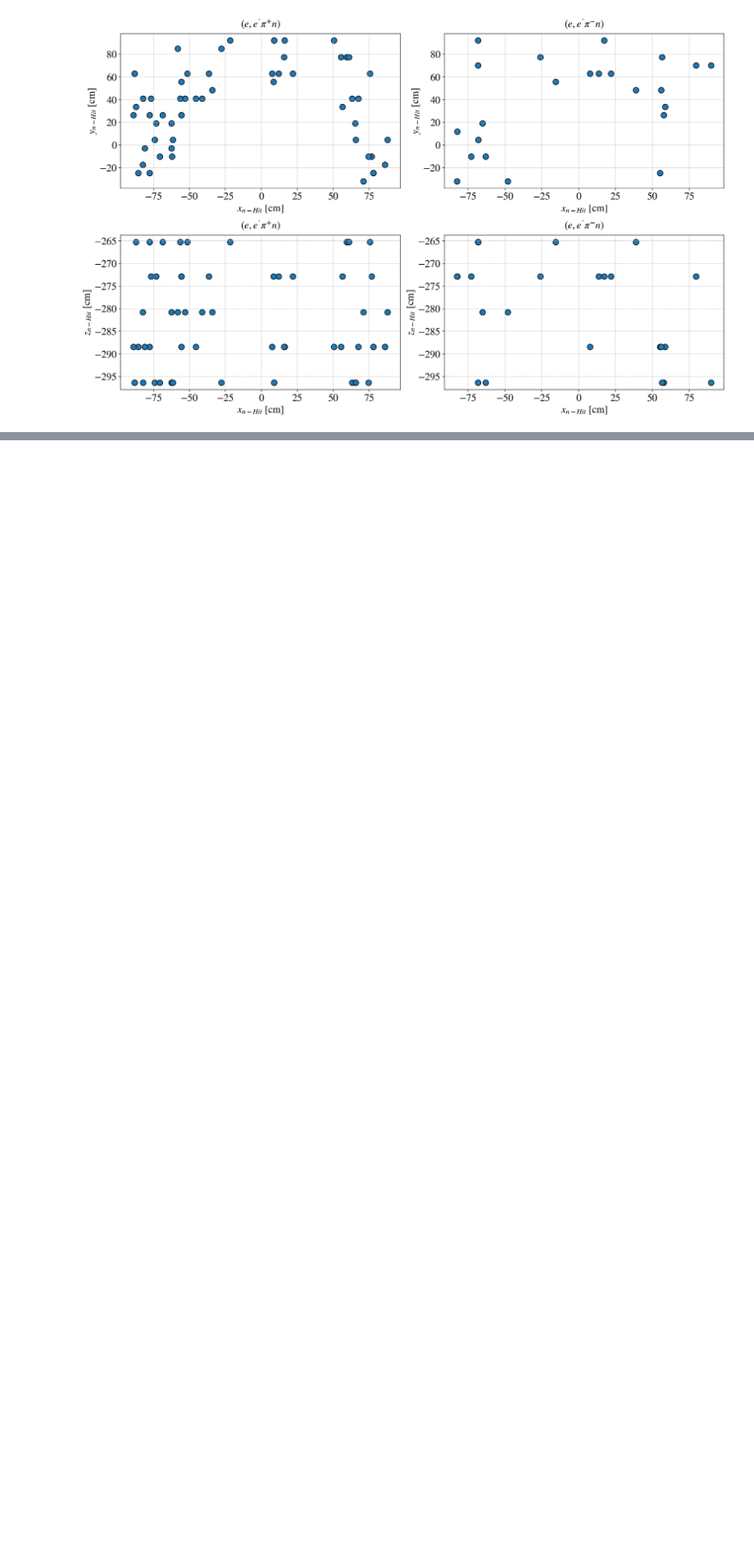
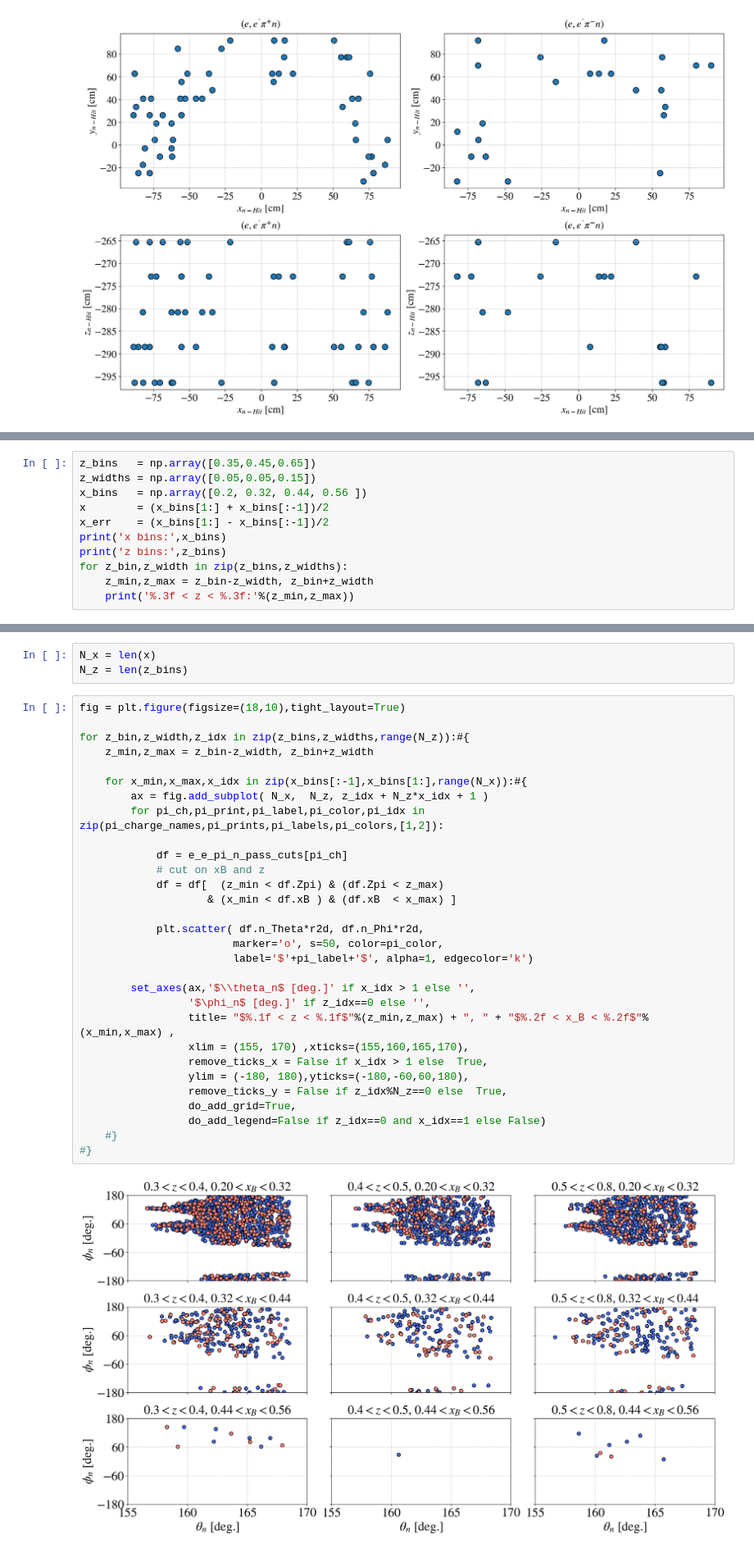
Before and after one commit to erezcoh4/SIDIS_at_BAND, a Jupyter notebook: PythonAnalysis/Kinematics/Kinematical_distributions.ipynb, the cells around one changed output, grey strips where cells are left out. Shown at 82% size. Saved outputs shown, nothing was run; the diff lists cells and outputs as text; blank space fills up the shorter version.

```diff
--- a/PythonAnalysis/Kinematics/Kinematical_distributions.ipynb
+++ b/PythonAnalysis/Kinematics/Kinematical_distributions.ipynb
@@ -259,0 +262,11 @@ for pi_ch,pi_print,pi_label,pi_color,pi_idx in zip(pi_charge_names,pi_prints,pi_
+# %%
+z_bins   = np.array([0.35,0.45,0.65])
+z_widths = np.array([0.05,0.05,0.15])
+x_bins   = np.array([0.2, 0.32, 0.44, 0.56 ])
+x        = (x_bins[1:] + x_bins[:-1])/2
+x_err    = (x_bins[1:] - x_bins[:-1])/2
+print('x bins:',x_bins)
+print('z bins:',z_bins)
+for z_bin,z_width in zip(z_bins,z_widths):
+    z_min,z_max = z_bin-z_width, z_bin+z_width
+    print('%.3f < z < %.3f:'%(z_min,z_max))
@@ -260,3 +279,38 @@ for pi_ch,pi_print,pi_label,pi_color,pi_idx in zip(pi_charge_names,pi_prints,pi_
+# %%
+N_x = len(x)
+N_z = len(z_bins)
+# %%
+fig = plt.figure(figsize=(18,10),tight_layout=True)
+
+for z_bin,z_width,z_idx in zip(z_bins,z_widths,range(N_z)):#{
+    z_min,z_max = z_bin-z_width, z_bin+z_width
+
+    for x_min,x_max,x_idx in zip(x_bins[:-1],x_bins[1:],range(N_x)):#{
+        ax = fig.add_subplot( N_x,  N_z, z_idx + N_z*x_idx + 1 )
+        for pi_ch,pi_print,pi_label,pi_color,pi_idx in zip(pi_charge_names,pi_prints,pi_labels,pi_colors,[1,2]):
+
+            df = e_e_pi_n_pass_cuts[pi_ch]
+            # cut on xB and z
+            df = df[  (z_min < df.Zpi) & (df.Zpi < z_max)
+                    & (x_min < df.xB ) & (df.xB  < x_max) ]
+
+            plt.scatter( df.n_Theta*r2d, df.n_Phi*r2d,
+                        marker='o', s=50, color=pi_color,
+                        label='$'+pi_label+'$', alpha=1, edgecolor='k')
+
+        set_axes(ax,'$\\theta_n$ [deg.]' if x_idx > 1 else '',
+                 '$\phi_n$ [deg.]' if z_idx==0 else '',
+                 title= "$%.1f < z < %.1f$"%(z_min,z_max) + ", " + "$%.2f < x_B < %.2f$"%(x_min,x_max) ,
+                 xlim = (155, 170) ,xticks=(155,160,165,170),
+                 remove_ticks_x = False if x_idx > 1 else  True,
+                 ylim = (-180, 180),yticks=(-180,-60,60,180),
+                 remove_ticks_y = False if z_idx%N_z==0 else  True,
+                 do_add_grid=True,
+                 do_add_legend=False if z_idx==0 and x_idx==1 else False)
+    #}
+#}
+# %% [output]
+[figure, added]
 # %% [markdown]
 # arxiv
 # %% [markdown]
```
Also changed, not shown: parts of 4 cells of this notebook, 9 other files.
